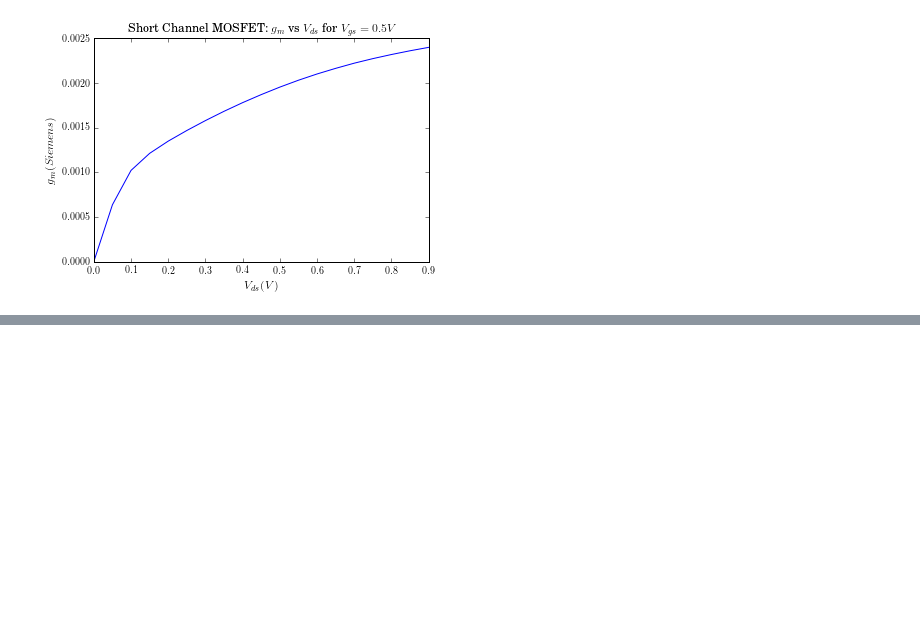
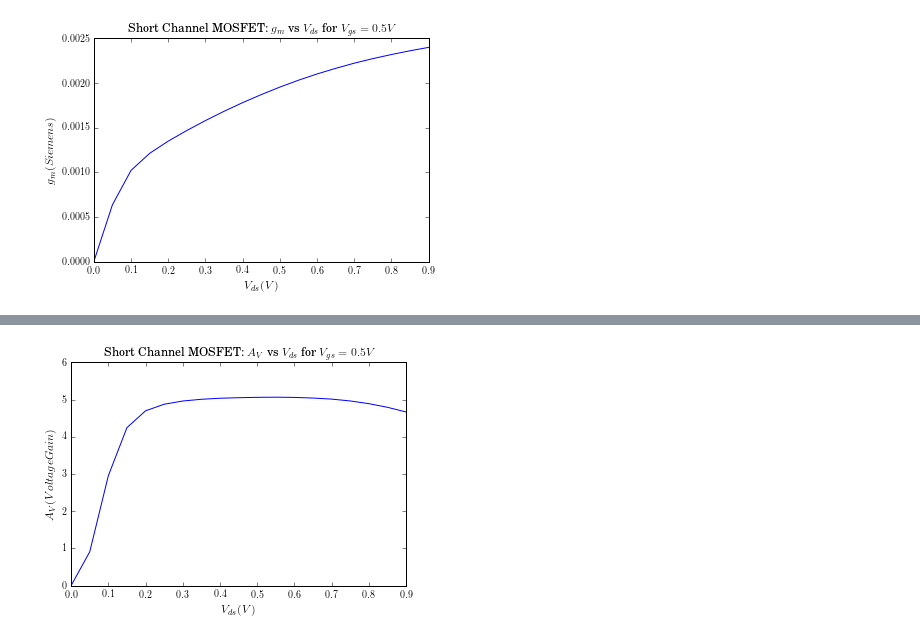
Before and after one commit to vighneshiyer/ee142, a Jupyter notebook: Labs/lab0/Plotting.ipynb, the cells around one changed output, grey strips where cells are left out. Saved outputs shown, nothing was run; the diff lists cells and outputs as text; code cells hidden in the pictures; blank space fills up the shorter version.

```diff
--- a/Labs/lab0/Plotting.ipynb
+++ b/Labs/lab0/Plotting.ipynb
@@ -128,0 +149,15 @@ plt.show()
+# %%
+# voltage gain |A_V| = g_m * r_o
+vds = [row[0] for row in short_channel_ac_ro_data]
+ro = [0.010 / row[1] for row in short_channel_ac_ro_data]
+gm = [row[3]/0.010 for row in short_channel_ac_gm_data if row[2] == 10e6 and row[1] == 0.5]
+gain = np.multiply(ro, gm)
+plt.figure()
+plt.plot(vds, gain)
+plt.ylabel('$A_V (Voltage Gain)$')
+plt.xlabel('$V_{ds} (V)$')
+plt.title('Short Channel MOSFET: $A_V$ vs $V_{ds}$ for $V_{gs} = 0.5V$')
+plt.savefig('lab0_report/images/short_channel_av_vs_vds.png', bbox_inches='tight', dpi=300)
+plt.show()
+# %% [output]
+[figure, added]
```
Also changed, not shown: parts of 5 cells of this notebook, 8 other files.
